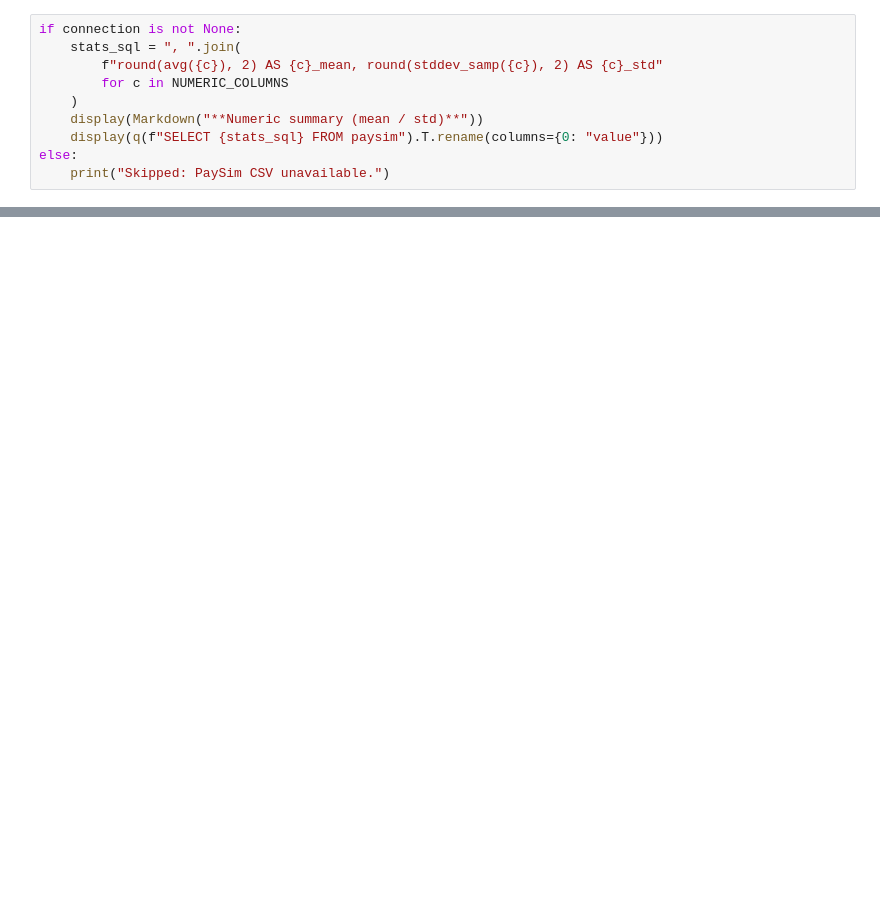
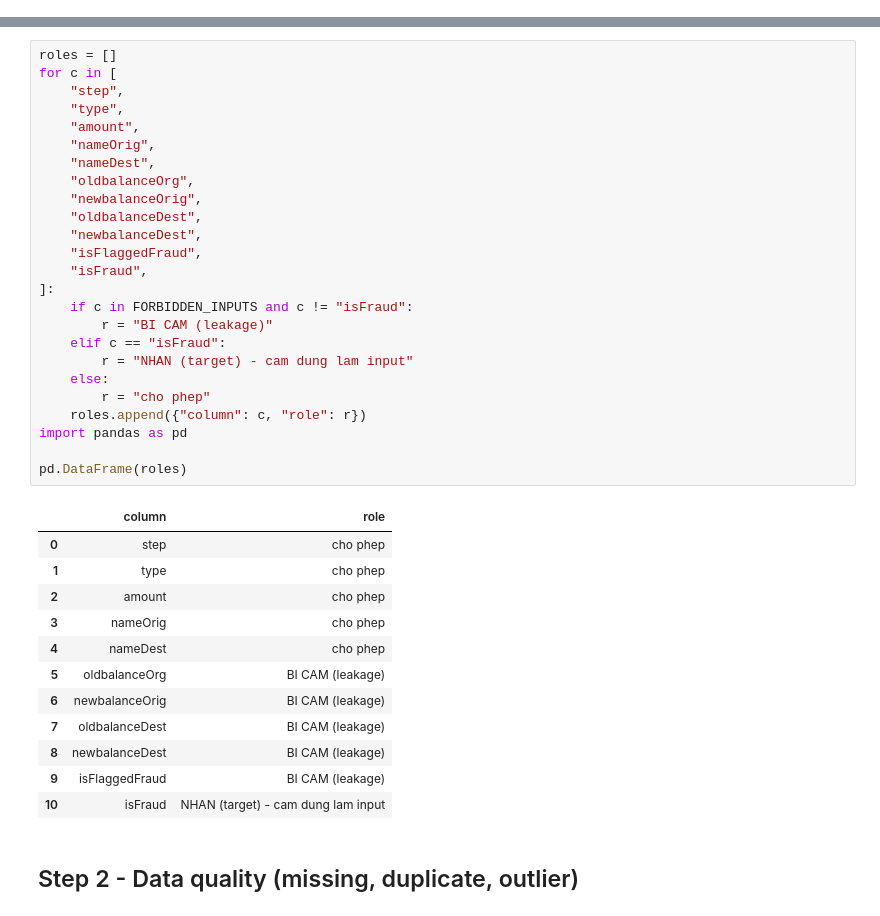
Before and after one commit to fishperson113/pit-fintech, a Jupyter notebook: notebooks/08_paysim_eda.ipynb, the cells around one changed output, grey strips where cells are left out. Saved outputs shown, nothing was run; the diff lists cells and outputs as text; blank space fills up the shorter version.

```diff
--- a/notebooks/08_paysim_eda.ipynb
+++ b/notebooks/08_paysim_eda.ipynb
@@ -360,10 +0,0 @@ Each variable on its own. Numeric columns get descriptive stats + shape; categor
-# %%
-if connection is not None:
-    stats_sql = ", ".join(
-        f"round(avg({c}), 2) AS {c}_mean, round(stddev_samp({c}), 2) AS {c}_std"
-        for c in NUMERIC_COLUMNS
-    )
-    display(Markdown("**Numeric summary (mean / std)**"))
-    display(q(f"SELECT {stats_sql} FROM paysim").T.rename(columns={0: "value"}))
-else:
-    print("Skipped: PaySim CSV unavailable.")
@@ -669,0 +296,40 @@ http://localhost:5000
+# %%
+roles = []
+for c in [
+    "step",
+    "type",
+    "amount",
+    "nameOrig",
+    "nameDest",
+    "oldbalanceOrg",
+    "newbalanceOrig",
+    "oldbalanceDest",
+    "newbalanceDest",
+    "isFlaggedFraud",
+    "isFraud",
+]:
+    if c in FORBIDDEN_INPUTS and c != "isFraud":
+        r = "BI CAM (leakage)"
+    elif c == "isFraud":
+        r = "NHAN (target) - cam dung lam input"
+    else:
+        r = "cho phep"
+    roles.append({"column": c, "role": r})
+import pandas as pd
+
+pd.DataFrame(roles)
+# %% [output]
+|  | column | role |
+| 0 | step | cho phep |
+| 1 | type | cho phep |
+| 2 | amount | cho phep |
+| 3 | nameOrig | cho phep |
+| 4 | nameDest | cho phep |
+| 5 | oldbalanceOrg | BI CAM (leakage) |
+| 6 | newbalanceOrig | BI CAM (leakage) |
+| 7 | oldbalanceDest | BI CAM (leakage) |
+| 8 | newbalanceDest | BI CAM (leakage) |
+| 9 | isFlaggedFraud | BI CAM (leakage) |
+| 10 | isFraud | NHAN (target) - cam dung lam input |
+# %% [markdown]
+## Step 2 - Data quality (missing, duplicate, outlier)
```
Also changed, not shown: parts of 67 cells of this notebook, 31 other files.
